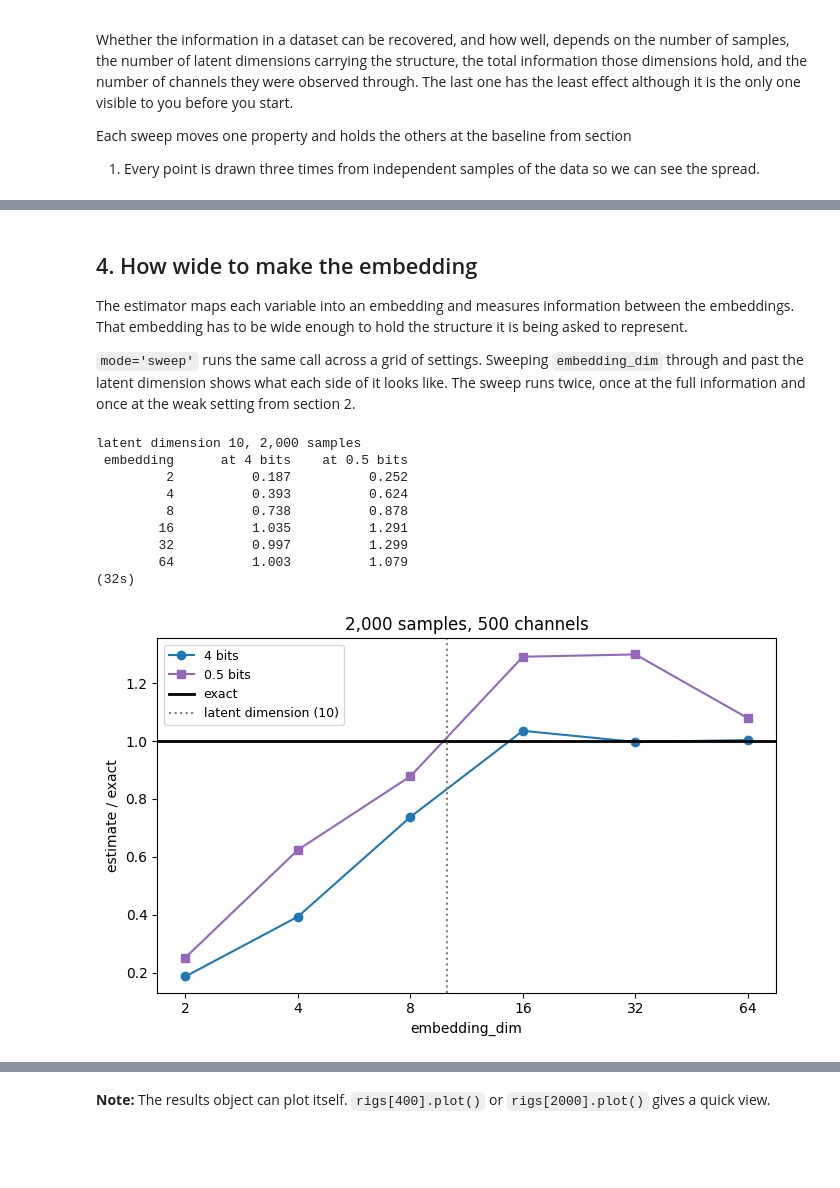
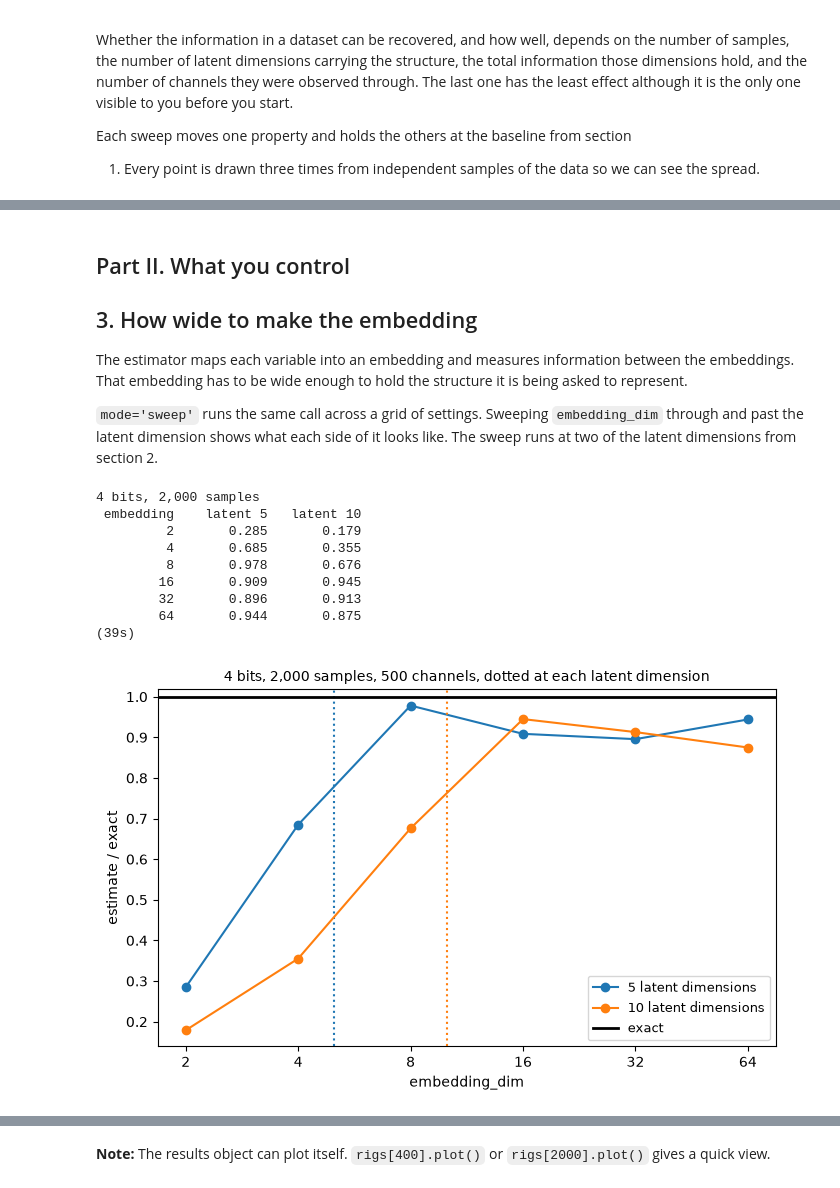
Before and after one commit to eslam-abdelaleem/NeuralMI, a Jupyter notebook: tutorials/02_Your_First_Number.ipynb, the cells around one changed output, grey strips where cells are left out. Drawn from its saved outputs; the diff is of its cells as text; code cells hidden in the pictures; blank space fills up the shorter version.

```diff
--- a/tutorials/02_Your_First_Number.ipynb
+++ b/tutorials/02_Your_First_Number.ipynb
@@ -493,5 +512,7 @@ can turn it on from `eval_train`.
 # %% [markdown]
-## 4. How wide to make the embedding
+## Part II. What you control
+
+## 3. How wide to make the embedding
 
 The estimator maps each variable into an embedding and measures information
 between the embeddings. That embedding has to be wide enough to hold the
@@ -499,11 +520,10 @@ structure it is being asked to represent.
 
 `mode='sweep'` runs the same call across a grid of settings. Sweeping
 `embedding_dim` through and past the latent dimension shows what each side of
-it looks like. The sweep runs twice, once at the full information and once at
-the weak setting from section 2.
+it looks like. The sweep runs at two of the latent dimensions from section 2.
 # %%
-def embedding_sweep(mi):
-    xs, ys = make_data(mi=mi)
+def embedding_sweep(latent_dim):
+    xs, ys = make_data(latent_dim=latent_dim)
     return nmi.run(xs, ys, mode='sweep',
                    sweep_grid={'embedding_dim': EMBED_SWEEP},
                    model=model,
@@ -515,49 +535,43 @@ def embedding_sweep(mi):
 
 
 t0 = time.time()
-sweep_strong = embedding_sweep(TRUE_MI)
-sweep_weak   = embedding_sweep(WEAK_MI)
+embed = {d: embedding_sweep(d).dataframe.set_index('embedding_dim')['mi_mean'] / TRUE_MI
+         for d in EMBED_LATENT}
 
-print(f"latent dimension {LATENT_DIM}, {N_SAMPLES:,} samples")
-print(f"{'embedding':>10} {'at ' + f'{TRUE_MI:.0f}' + ' bits':>14} "
-      f"{'at ' + f'{WEAK_MI}' + ' bits':>14}")
+print(f"{TRUE_MI:.0f} bits, {N_SAMPLES:,} samples")
+print(f"{'embedding':>10}" + "".join(f"{f'latent {d}':>12}" for d in EMBED_LATENT))
 for e in EMBED_SWEEP:
-    s = sweep_strong.dataframe.set_index('embedding_dim').loc[e, 'mi_mean']
-    w = sweep_weak.dataframe.set_index('embedding_dim').loc[e, 'mi_mean']
-    print(f"{e:>10} {s / TRUE_MI:>14.3f} {w / WEAK_MI:>14.3f}")
+    print(f"{e:>10}" + "".join(f"{embed[d][e]:>12.3f}" for d in EMBED_LATENT))
 print(f"({time.time() - t0:.0f}s)")
 # %% [output]
-latent dimension 10, 2,000 samples
- embedding      at 4 bits    at 0.5 bits
-         2          0.187          0.252
-         4          0.393          0.624
-         8          0.738          0.878
-        16          1.035          1.291
-        32          0.997          1.299
-        64          1.003          1.079
-(32s)
+4 bits, 2,000 samples
+ embedding    latent 5   latent 10
+         2       0.285       0.179
+         4       0.685       0.355
+         8       0.978       0.676
+        16       0.909       0.945
+        32       0.896       0.913
+        64       0.944       0.875
+(39s)
 # %%
 fig, ax = plt.subplots(figsize=(7, 4.5))
-strong = sweep_strong.dataframe.set_index('embedding_dim')['mi_mean'] / TRUE_MI
-weak   = sweep_weak.dataframe.set_index('embedding_dim')['mi_mean'] / WEAK_MI
-ax.plot(strong.index, strong.values, 'o-', color='tab:blue',
-        label=f'{TRUE_MI:.0f} bits')
-ax.plot(weak.index, weak.values, 's-', color='tab:purple',
-        label=f'{WEAK_MI} bits')
+for d, colour in zip(EMBED_LATENT, ('tab:blue', 'tab:orange')):
+    ax.plot(embed[d].index, embed[d].values, 'o-', color=colour,
+            label=f'{d} latent dimensions')
+    ax.axvline(d, color=colour, ls=':')
 ax.axhline(1.0, color='k', lw=2, label='exact')
-ax.axvline(LATENT_DIM, color='grey', ls=':',
-           label=f'latent dimension ({LATENT_DIM})')
 ax.set_xscale('log', base=2)
 ax.set_xticks(EMBED_SWEEP)
 ax.set_xticklabels(EMBED_SWEEP)
 ax.set_xlabel('embedding_dim')
 ax.set_ylabel('estimate / exact')
-ax.set_title(f'{N_SAMPLES:,} samples, {OBSERVED_DIM} channels')
+ax.set_title(f'{TRUE_MI:.0f} bits, {N_SAMPLES:,} samples, {OBSERVED_DIM} channels, '
+             'dotted at each latent dimension', fontsize=10)
 ax.legend(fontsize=9)
 fig.tight_layout()
 plt.show()
 # %% [output]
-[figure, old version]
+[figure, new version]
 # %% [markdown]
 Below the latent dimension the estimate silently collapses well short of the
 truth. If the embedding dimension is fixed below the true one, the result is
```
Also changed, not shown: parts of 32 cells of this notebook, 12 other files.
